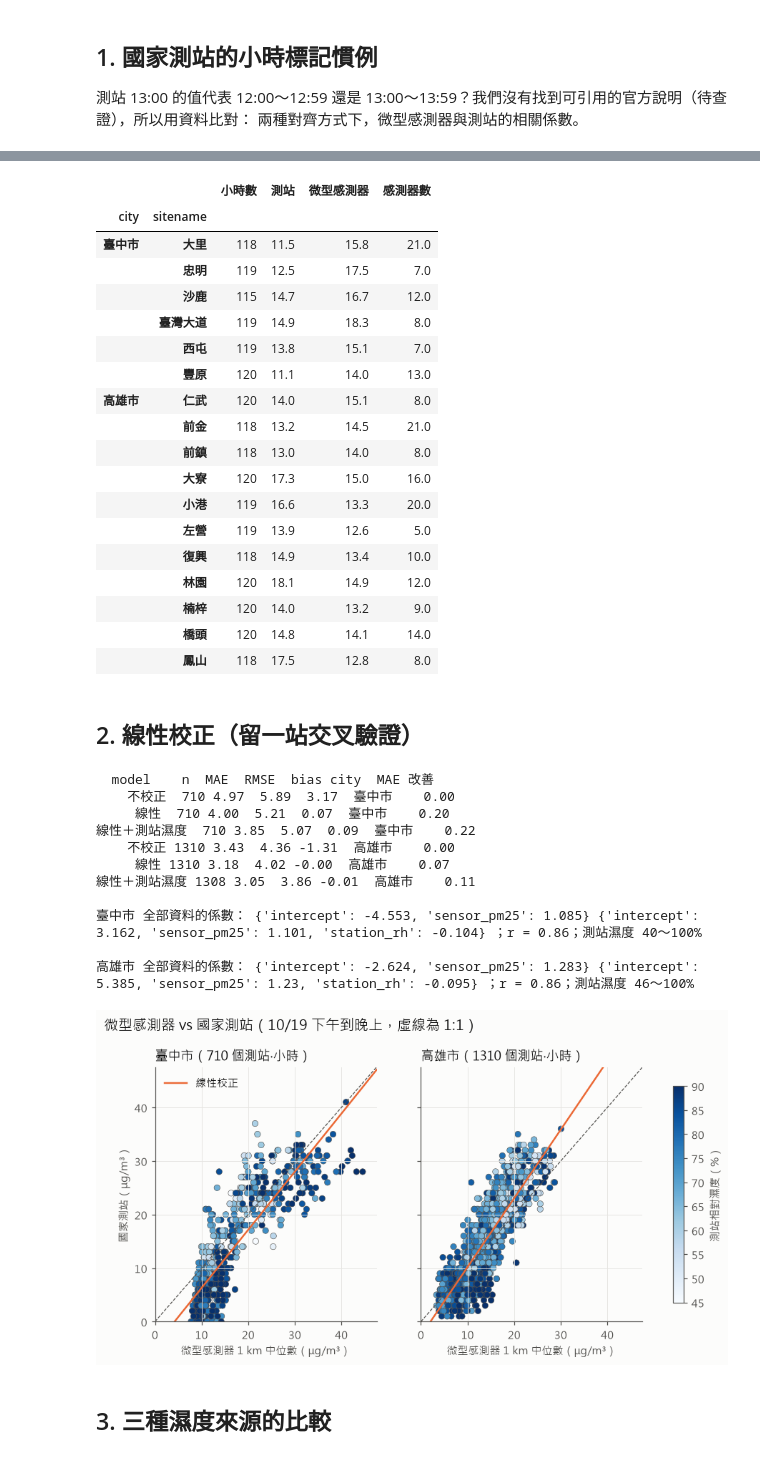
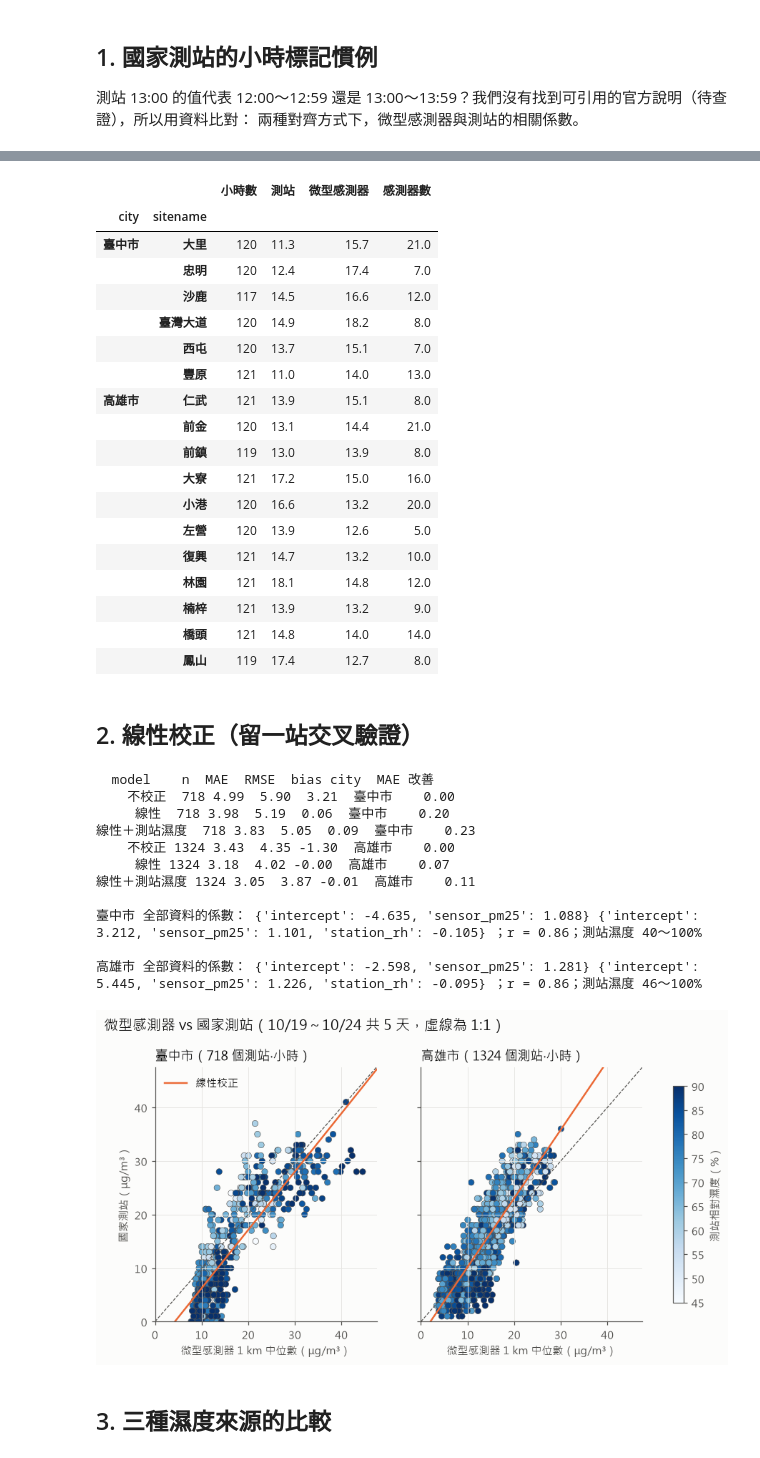
Before and after one commit to A0966411725-png/AirSleuth, a Jupyter notebook: notebooks/T-22_calibration_prelim.ipynb, the cells around one changed output, grey strips where cells are left out. Cells and saved outputs as stored; diff of their text form; code cells hidden in the pictures.

```diff
--- a/notebooks/T-22_calibration_prelim.ipynb
+++ b/notebooks/T-22_calibration_prelim.ipynb
@@ -24,13 +24,15 @@ plt.rcParams.update({"font.sans-serif": ["Microsoft JhengHei", "Noto Sans CJK TC
 BLUE, ORANGE, INK2 = "#2a78d6", "#eb6834", "#52514e"
 FIG = ROOT / "notebooks" / "figures"; FIG.mkdir(parents=True, exist_ok=True)
 CITIES = ["臺中市", "高雄市"]; SINCE = "2026-10-19"
+UNTIL = pd.Timestamp("2026-10-24 11:35", tz="Asia/Taipei")  # 固定在回報使用的 5 天，之後新增的資料不影響結果
 
 def read(path, **kw):
     df = pd.read_csv(path, **kw); df["time"] = pd.to_datetime(df["time"]).dt.tz_convert("Asia/Taipei"); return df
 
 def read_days(source, city, key):
     files = [f for f in sorted(glob.glob(str(ROOT / f"data/raw/{source}/{city}/*.csv.gz"))) if Path(f).name[:10] >= SINCE]
-    return pd.concat([read(f, dtype={key: str}) for f in files], ignore_index=True).drop_duplicates([key, "time"])
+    df = pd.concat([read(f, dtype={key: str}) for f in files], ignore_index=True).drop_duplicates([key, "time"])
+    return df[df["time"] <= UNTIL].reset_index(drop=True)
 
 colife = {c: read_days("colife", c, "station_id") for c in CITIES}
 moenv = {c: read_days("moenv", c, "siteid") for c in CITIES}
@@ -71,23 +73,23 @@ summary.round(1)
 # %% [output]
 |  |  | 小時數 | 測站 | 微型感測器 | 感測器數 |
 | city | sitename |  |  |  |  |
-| 臺中市 | 大里 | 118 | 11.5 | 15.8 | 21.0 |
-|  | 忠明 | 119 | 12.5 | 17.5 | 7.0 |
-|  | 沙鹿 | 115 | 14.7 | 16.7 | 12.0 |
-|  | 臺灣大道 | 119 | 14.9 | 18.3 | 8.0 |
-|  | 西屯 | 119 | 13.8 | 15.1 | 7.0 |
-|  | 豐原 | 120 | 11.1 | 14.0 | 13.0 |
-| 高雄市 | 仁武 | 120 | 14.0 | 15.1 | 8.0 |
-|  | 前金 | 118 | 13.2 | 14.5 | 21.0 |
-|  | 前鎮 | 118 | 13.0 | 14.0 | 8.0 |
-|  | 大寮 | 120 | 17.3 | 15.0 | 16.0 |
-|  | 小港 | 119 | 16.6 | 13.3 | 20.0 |
-|  | 左營 | 119 | 13.9 | 12.6 | 5.0 |
-|  | 復興 | 118 | 14.9 | 13.4 | 10.0 |
-|  | 林園 | 120 | 18.1 | 14.9 | 12.0 |
-|  | 楠梓 | 120 | 14.0 | 13.2 | 9.0 |
-|  | 橋頭 | 120 | 14.8 | 14.1 | 14.0 |
-|  | 鳳山 | 118 | 17.5 | 12.8 | 8.0 |
+| 臺中市 | 大里 | 120 | 11.3 | 15.7 | 21.0 |
+|  | 忠明 | 120 | 12.4 | 17.4 | 7.0 |
+|  | 沙鹿 | 117 | 14.5 | 16.6 | 12.0 |
+|  | 臺灣大道 | 120 | 14.9 | 18.2 | 8.0 |
+|  | 西屯 | 120 | 13.7 | 15.1 | 7.0 |
+|  | 豐原 | 121 | 11.0 | 14.0 | 13.0 |
+| 高雄市 | 仁武 | 121 | 13.9 | 15.1 | 8.0 |
+|  | 前金 | 120 | 13.1 | 14.4 | 21.0 |
+|  | 前鎮 | 119 | 13.0 | 13.9 | 8.0 |
+|  | 大寮 | 121 | 17.2 | 15.0 | 16.0 |
+|  | 小港 | 120 | 16.6 | 13.2 | 20.0 |
+|  | 左營 | 120 | 13.9 | 12.6 | 5.0 |
+|  | 復興 | 121 | 14.7 | 13.2 | 10.0 |
+|  | 林園 | 121 | 18.1 | 14.8 | 12.0 |
+|  | 楠梓 | 121 | 13.9 | 13.2 | 9.0 |
+|  | 橋頭 | 121 | 14.8 | 14.0 | 14.0 |
+|  | 鳳山 | 119 | 17.4 | 12.7 | 8.0 |
 # %% [markdown]
 ## 2. 線性校正（留一站交叉驗證）
 # %%
@@ -103,34 +105,34 @@ for c in CITIES:
           f"；r = {p['sensor_pm25'].corr(p['ref_pm25']):.2f}；測站濕度 {p['station_rh'].min():.0f}～{p['station_rh'].max():.0f}%")
 # %% [output]
   model    n  MAE  RMSE  bias city  MAE 改善
-    不校正  710 4.97  5.89  3.17  臺中市    0.00
-     線性  710 4.00  5.21  0.07  臺中市    0.20
-線性＋測站濕度  710 3.85  5.07  0.09  臺中市    0.22
-    不校正 1310 3.43  4.36 -1.31  高雄市    0.00
-     線性 1310 3.18  4.02 -0.00  高雄市    0.07
-線性＋測站濕度 1308 3.05  3.86 -0.01  高雄市    0.11
+    不校正  718 4.99  5.90  3.21  臺中市    0.00
+     線性  718 3.98  5.19  0.06  臺中市    0.20
+線性＋測站濕度  718 3.83  5.05  0.09  臺中市    0.23
+    不校正 1324 3.43  4.35 -1.30  高雄市    0.00
+     線性 1324 3.18  4.02 -0.00  高雄市    0.07
+線性＋測站濕度 1324 3.05  3.87 -0.01  高雄市    0.11
 
-臺中市 全部資料的係數： {'intercept': -4.553, 'sensor_pm25': 1.085} {'intercept': 3.162, 'sensor_pm25': 1.101, 'station_rh': -0.104} ；r = 0.86；測站濕度 40～100%
+臺中市 全部資料的係數： {'intercept': -4.635, 'sensor_pm25': 1.088} {'intercept': 3.212, 'sensor_pm25': 1.101, 'station_rh': -0.105} ；r = 0.86；測站濕度 40～100%
 
-高雄市 全部資料的係數： {'intercept': -2.624, 'sensor_pm25': 1.283} {'intercept': 5.385, 'sensor_pm25': 1.23, 'station_rh': -0.095} ；r = 0.86；測站濕度 46～100%
+高雄市 全部資料的係數： {'intercept': -2.598, 'sensor_pm25': 1.281} {'intercept': 5.445, 'sensor_pm25': 1.226, 'station_rh': -0.095} ；r = 0.86；測站濕度 46～100%
 # %%
 fig, axes = plt.subplots(1, 2, figsize=(10, 4.2), sharex=True, sharey=True)
 lim = [0, max(pairs["ref_pm25"].max(), pairs["sensor_pm25"].max()) + 3]
 for ax, c in zip(axes, CITIES):
     p = pairs[pairs.city == c]
     sc = ax.scatter(p["sensor_pm25"], p["ref_pm25"], c=p["station_rh"], cmap="Blues", vmin=45, vmax=90,
                     edgecolor=INK2, linewidth=0.4, s=30)
     ax.plot(lim, lim, color=INK2, lw=0.8, ls="--")
     k = cal.fit(p, ["sensor_pm25"]); x = np.array(lim)
     ax.plot(x, k["intercept"] + k["sensor_pm25"] * x, color=ORANGE, lw=1.6, label="線性校正")
     ax.set_title(f"{c}（{len(p)} 個測站‧小時）", loc="left", fontsize=12); ax.set_xlabel("微型感測器 1 km 中位數（μg/m³）")
     ax.set_xlim(lim); ax.set_ylim(lim)
 axes[0].set_ylabel("國家測站（μg/m³）"); axes[0].legend(frameon=False, loc="upper left")
 fig.colorbar(sc, ax=axes, label="測站相對濕度（%）", shrink=0.85)
-fig.suptitle("微型感測器 vs 國家測站（10/19 下午到晚上，虛線為 1:1）", x=0.06, y=1.03, ha="left", fontsize=13)
+fig.suptitle("微型感測器 vs 國家測站（10/19～10/24 共 5 天，虛線為 1:1）", x=0.06, y=1.03, ha="left", fontsize=13)
 fig.savefig(FIG / "t22_fig1_collocation.png", dpi=160, bbox_inches="tight")
 # %% [output]
-[figure, old version]
+[figure, new version]
 # %% [markdown]
 ## 3. 三種濕度來源的比較
 # %%
```
Also changed, not shown: parts of 3 cells of this notebook, 41 other files.
